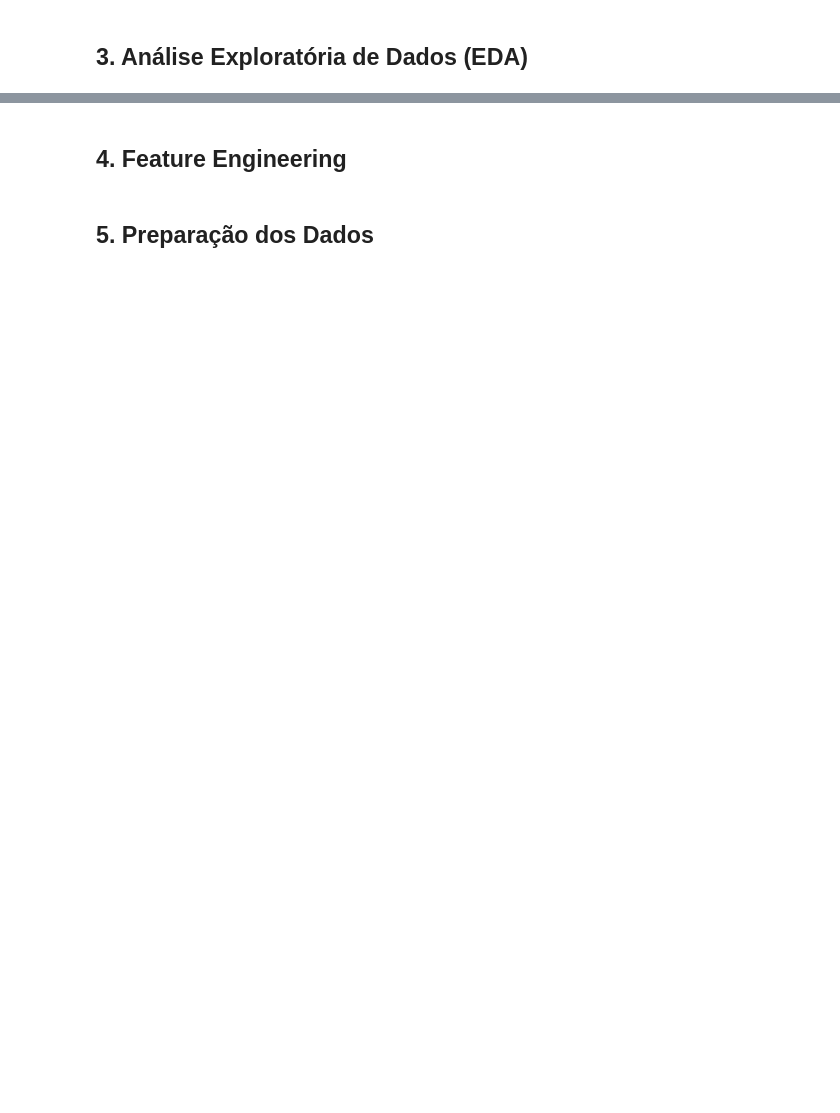
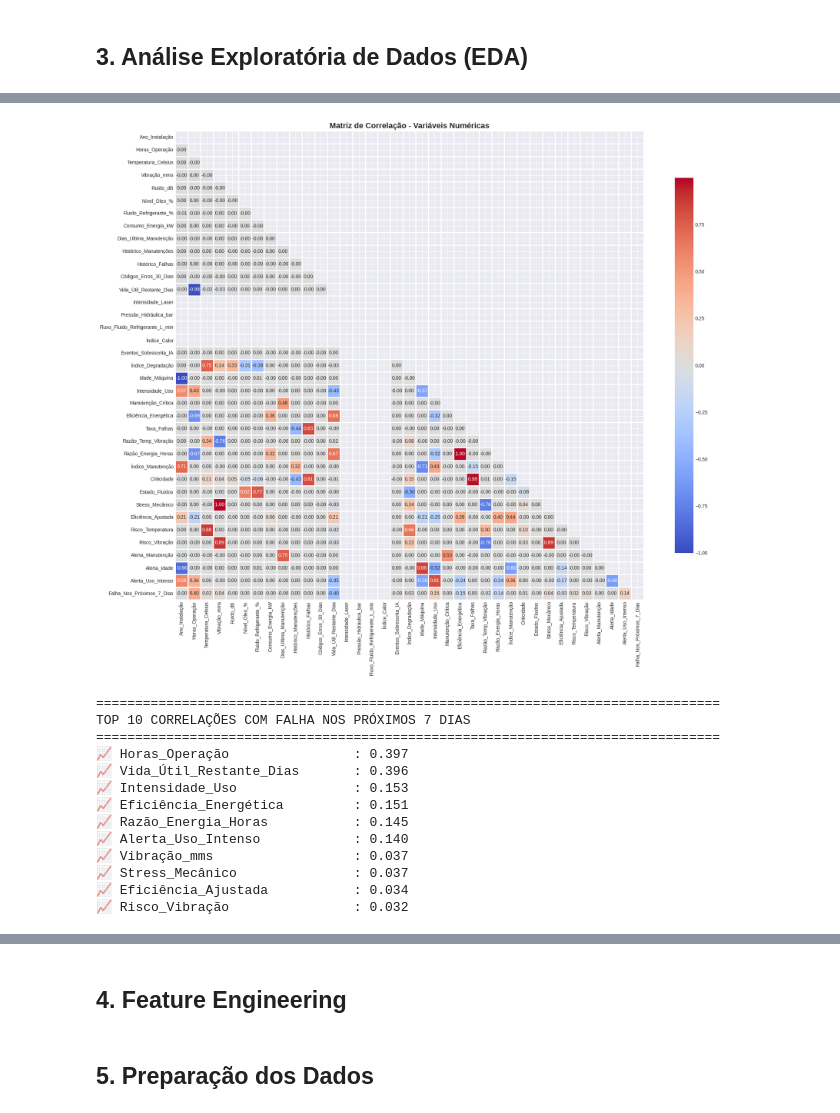
Before and after one commit to vinileodido/MVP_PucRio_ML, a Jupyter notebook: ML_IoT_Industrial.ipynb, the cells around one changed output, grey strips where cells are left out. Drawn from its saved outputs; the diff is of its cells as text; code cells hidden in the pictures; blank space fills up the shorter version.

```diff
--- a/ML_IoT_Industrial.ipynb
+++ b/ML_IoT_Industrial.ipynb
@@ -1634,11 +1665,11 @@ print('='*120)
 ColoredConsole.print_colored("INICIANDO PIPELINE DE ANÁLISE E PRÉ-PROCESSAMENTO".center(120), 'cyan', None, 'bold')
 print('='*120)
 
-lang_dataset_en = True if os.environ['LANGUAGE_DATASET'] == 'en' else False
-lang_dataset_ptbr = True if os.environ['LANGUAGE_DATASET'] == 'ptbr' else False
+lang_dataset_en = True if LANGUAGE_DATASET == 'en' else False
+lang_dataset_ptbr = True if LANGUAGE_DATASET == 'ptbr' else False
 
 # Inicializar preprocessador, selecionando apresentação do dataset em Português
 preprocessor = IoTDataPreprocessor(df_iot, language_en=lang_dataset_en, language_ptbr=lang_dataset_ptbr)
 
 # 1. Análise inicial dos dados do dataset
-preprocessor.analyze_data_quality(show_output=True, show_missingno=False, return_data=False)
+preprocessor.analyze_data_quality(show_output=False, show_missingno=False, return_data=False)
@@ -1748,28 +1891,46 @@ fig.show()
 # %%
-#@title ### 3.3 Análise de Correlação
+#@title ### 3.4 Análise de Correlação
 # Seleção de variáveis numéricas para correlação
 numerical_cols = main_df.select_dtypes(include=[np.number]).columns.tolist()
+
+if 'Falha_Nos_Próximos_7_Dias' not in numerical_cols:
+    numerical_cols.append('Falha_Nos_Próximos_7_Dias')
 
 # Matriz de correlação
 plt.figure(figsize=(20, 16))
 correlation_matrix = main_df[numerical_cols].corr()
 
 # Criar máscara para triângulo superior
 mask = np.triu(np.ones_like(correlation_matrix, dtype=bool))
 
 # Heatmap
 sns.heatmap(correlation_matrix, annot=True, fmt='.2f', cmap='coolwarm',
             center=0, square=True, linewidths=1, cbar_kws={"shrink": 0.8},
             mask=mask)
 plt.title('Matriz de Correlação - Variáveis Numéricas', fontsize=16, fontweight='bold')
 plt.tight_layout()
 plt.show()
 
 # Top correlações com a variável alvo
 print("\n" + "="*80)
 print("TOP 10 CORRELAÇÕES COM FALHA NOS PRÓXIMOS 7 DIAS")
 print("="*80)
 target_corr = correlation_matrix['Falha_Nos_Próximos_7_Dias'].abs().sort_values(ascending=False)[1:11]
 for feature, corr in target_corr.items():
     print(f"📈 {feature:30s}: {corr:.3f}")
+# %% [output]
+[figure, added]
+================================================================================
+TOP 10 CORRELAÇÕES COM FALHA NOS PRÓXIMOS 7 DIAS
+================================================================================
+📈 Horas_Operação                : 0.397
+📈 Vida_Útil_Restante_Dias       : 0.396
+📈 Intensidade_Uso               : 0.153
+📈 Eficiência_Energética         : 0.151
+📈 Razão_Energia_Horas           : 0.145
+📈 Alerta_Uso_Intenso            : 0.140
+📈 Vibração_mms                  : 0.037
+📈 Stress_Mecânico               : 0.037
+📈 Eficiência_Ajustada           : 0.034
+📈 Risco_Vibração                : 0.032
 # %%
```
Also changed, not shown: parts of 19 cells of this notebook.
